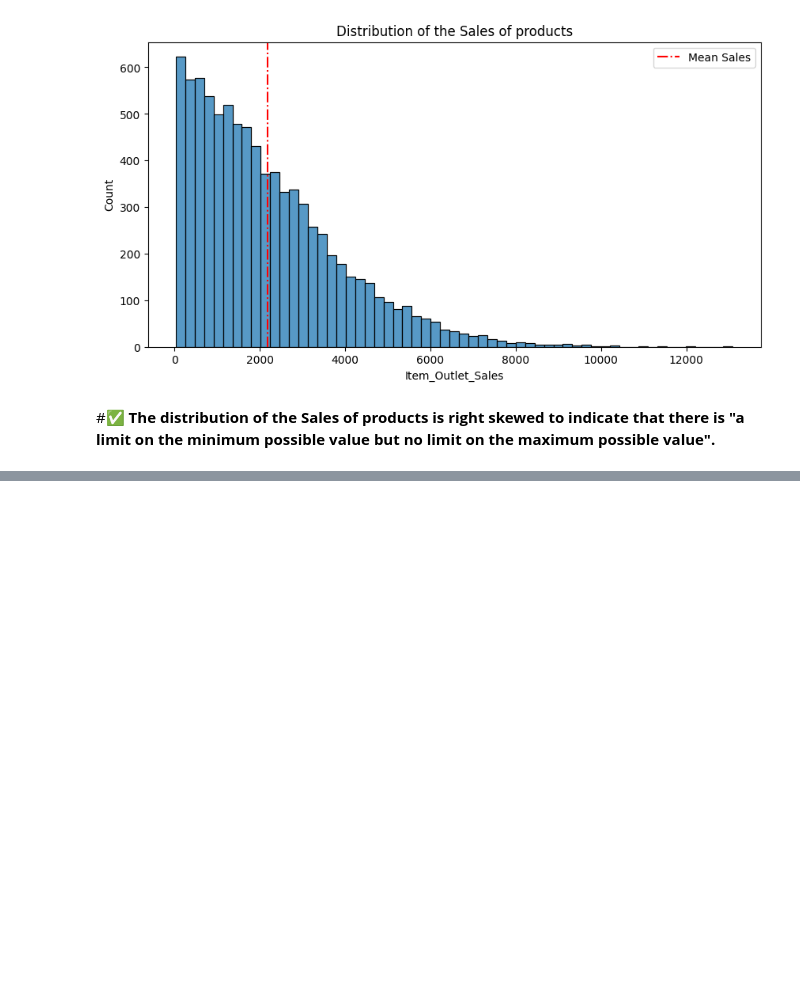
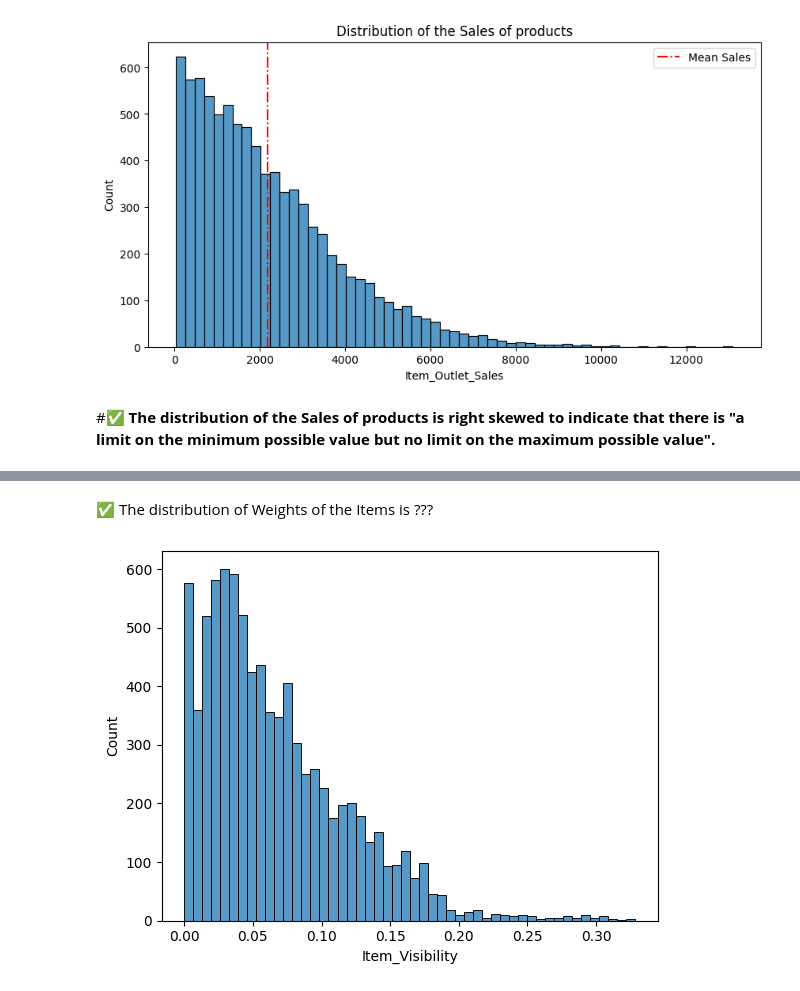
Before and after one commit to Souha-Kabtni/Food-Sales-Predictions, a Jupyter notebook: Souha_Kabtni_Project_1_Part_3_(Core)_Phase.ipynb, the cells around one changed output, grey strips where cells are left out. Cells and saved outputs as stored; diff of their text form; code cells hidden in the pictures; blank space fills up the shorter version.

```diff
--- a/Souha_Kabtni_Project_1_Part_3_(Core)_Phase.ipynb
+++ b/Souha_Kabtni_Project_1_Part_3_(Core)_Phase.ipynb
@@ -584,0 +647,6 @@ ax.legend();
+# %% [markdown]
+✅ The distribution of Weights of the Items is ???
+# %%
+sns.histplot(data=df, x='Item_Visibility', y=None, hue=None,  stat='count', bins='auto');
+# %% [output]
+[figure, added]
```
Also changed, not shown: parts of 35 cells of this notebook.
